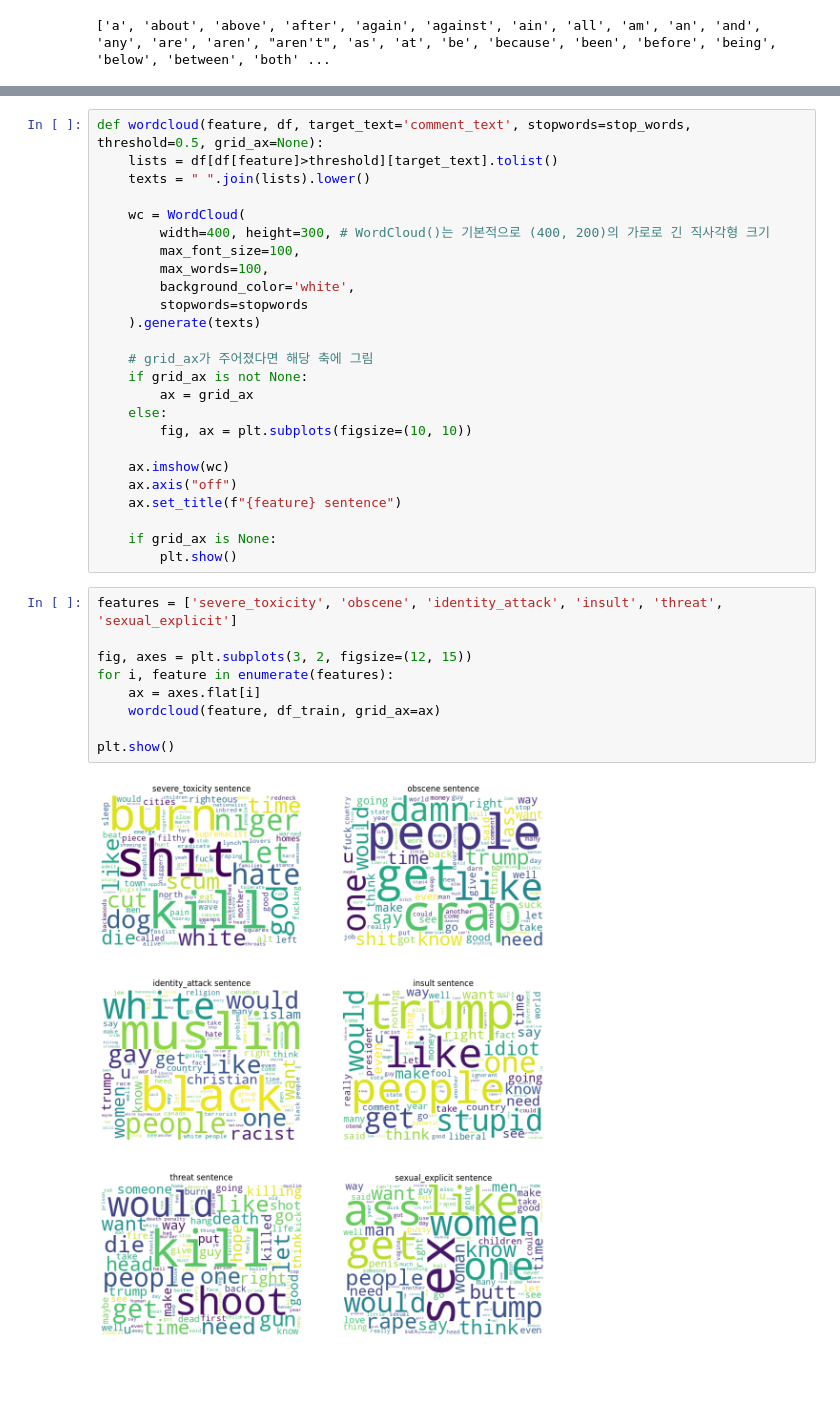
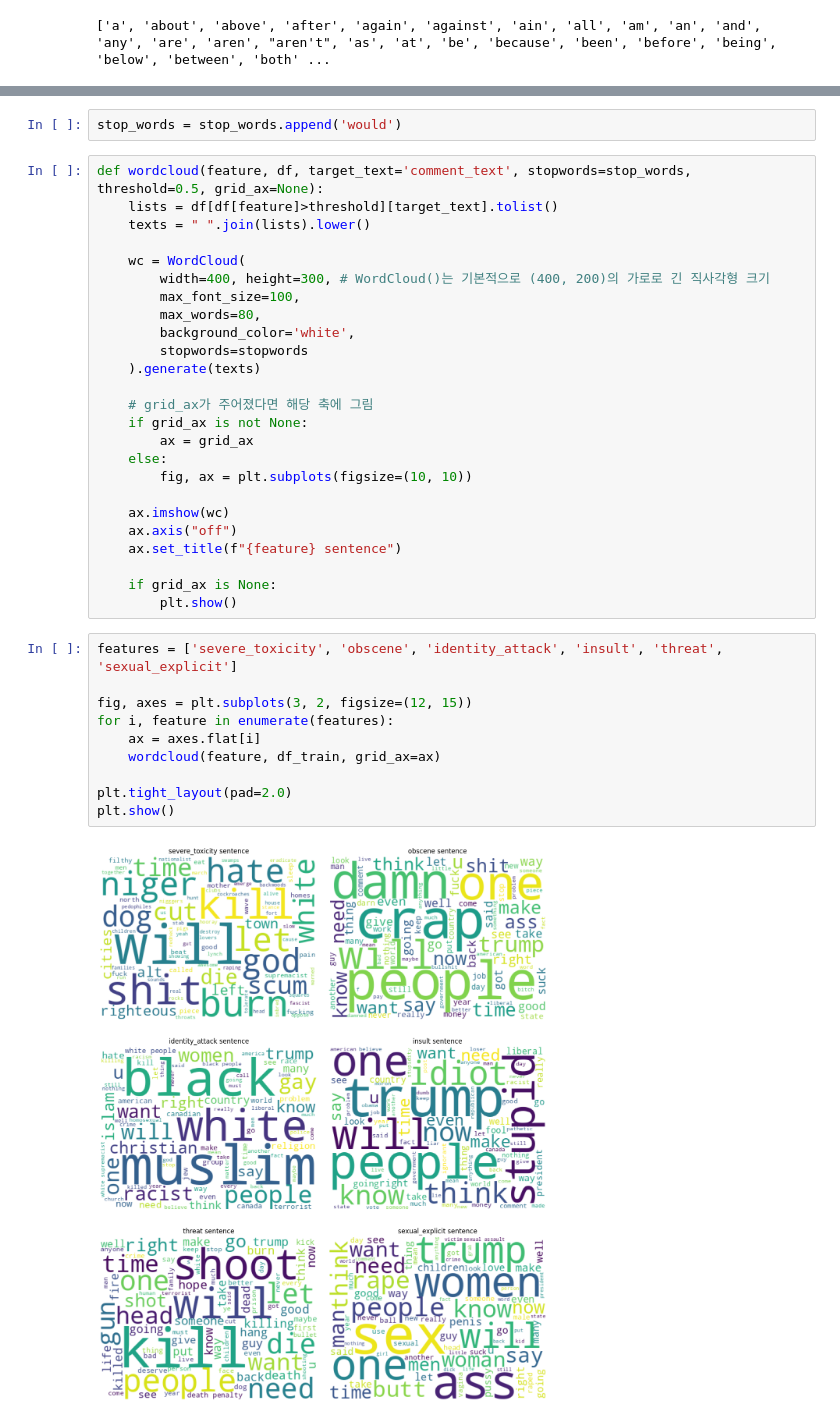
Before and after one commit to insung-hw/jigsaw-toxicity-classification, a Jupyter notebook: jigsaw-eda.ipynb, the cells around one changed output, grey strips where cells are left out. Saved outputs shown, nothing was run; the diff lists cells and outputs as text; blank space fills up the shorter version.

Commit message:
word cloud and word count

```diff
--- a/jigsaw-eda.ipynb
+++ b/jigsaw-eda.ipynb
@@ -307,3 +326,5 @@ plt.show()
+# %%
+stop_words = stop_words.append('would')
 # %%
 def wordcloud(feature, df, target_text='comment_text', stopwords=stop_words, threshold=0.5, grid_ax=None):
     lists = df[df[feature]>threshold][target_text].tolist()
@@ -312,7 +333,7 @@ def wordcloud(feature, df, target_text='comment_text', stopwords=stop_words, thr
     wc = WordCloud(
         width=400, height=300, # WordCloud()는 기본적으로 (400, 200)의 가로로 긴 직사각형 크기
         max_font_size=100,
-        max_words=100,
+        max_words=80,
         background_color='white',
         stopwords=stopwords
     ).generate(texts)
@@ -332,11 +353,12 @@ def wordcloud(feature, df, target_text='comment_text', stopwords=stop_words, thr
 # %%
 features = ['severe_toxicity', 'obscene', 'identity_attack', 'insult', 'threat', 'sexual_explicit']
 
 fig, axes = plt.subplots(3, 2, figsize=(12, 15))
 for i, feature in enumerate(features):
     ax = axes.flat[i]
     wordcloud(feature, df_train, grid_ax=ax)
 
+plt.tight_layout(pad=2.0)
 plt.show()
 # %% [output]
-[figure, old version]
+[figure, new version]
```
Also changed, not shown: parts of 18 cells of this notebook.
